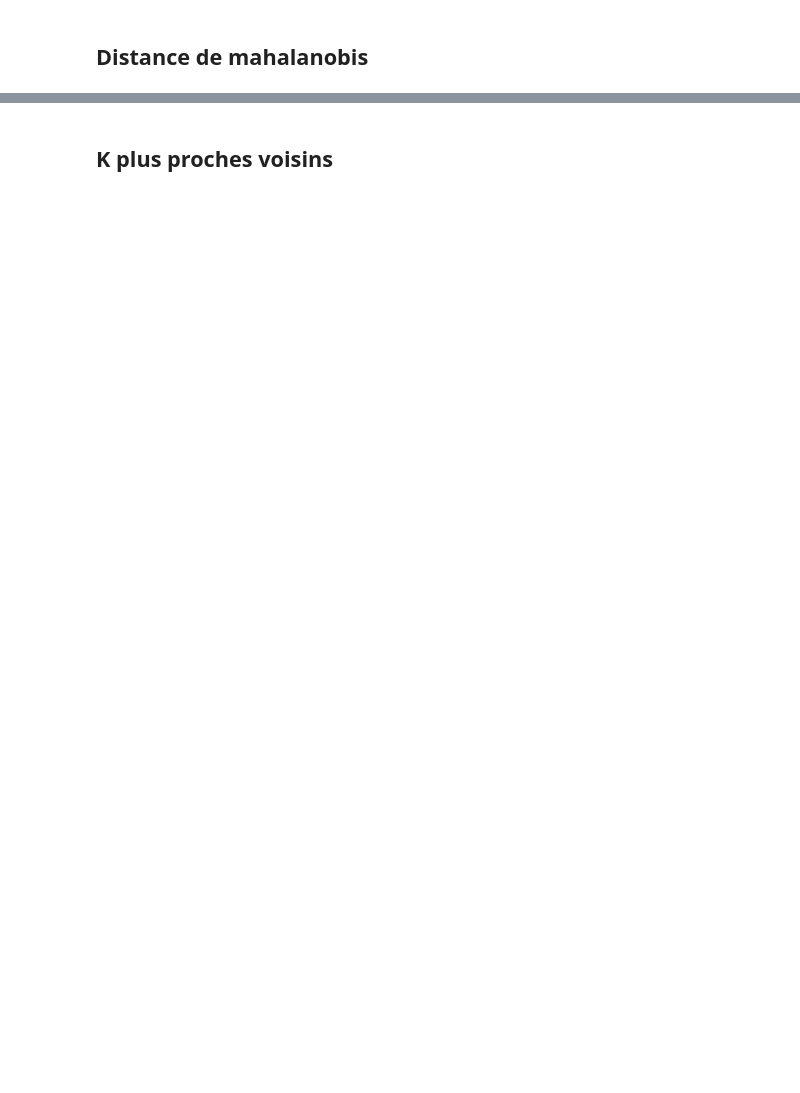
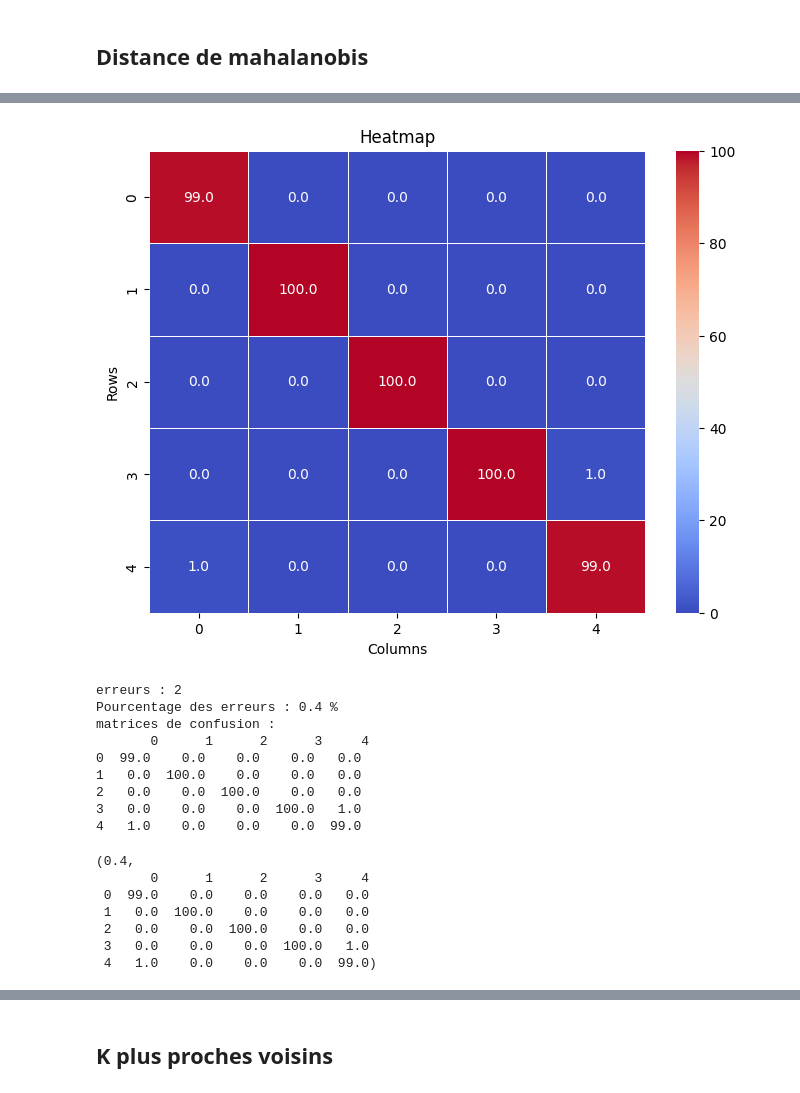
Before and after one commit to ba-talibe/TP_TH_Bayiesienne_Decision, a Jupyter notebook: M1_SD/Apprentissage Automatique.ipynb, the cells around one changed output, grey strips where cells are left out. Saved outputs shown, nothing was run; the diff lists cells and outputs as text; code cells hidden in the pictures; blank space fills up the shorter version.

```diff
--- a/M1_SD/Apprentissage Automatique.ipynb
+++ b/M1_SD/Apprentissage Automatique.ipynb
@@ -323,2 +335,27 @@ matrices de confusion :
+# %%
+mahalanobis_classifier = MahalanobisClassifier()
+
+mahalanobis_classifier.fit(X1, y1_target)
+
+
+validate(valid_data_frame1, mahalanobis_classifier.predictor)
+# %% [output]
+[figure, added]
+erreurs : 2
+Pourcentage des erreurs : 0.4 %
+matrices de confusion :
+       0      1      2      3     4
+0  99.0    0.0    0.0    0.0   0.0
+1   0.0  100.0    0.0    0.0   0.0
+2   0.0    0.0  100.0    0.0   0.0
+3   0.0    0.0    0.0  100.0   1.0
+4   1.0    0.0    0.0    0.0  99.0
+(0.4,
+       0      1      2      3     4
+ 0  99.0    0.0    0.0    0.0   0.0
+ 1   0.0  100.0    0.0    0.0   0.0
+ 2   0.0    0.0  100.0    0.0   0.0
+ 3   0.0    0.0    0.0  100.0   1.0
+ 4   1.0    0.0    0.0    0.0  99.0)
 # %%
 show(valid_data_frame1, title="valid_data_tp1")
```
Also changed, not shown: parts of 12 cells of this notebook.
